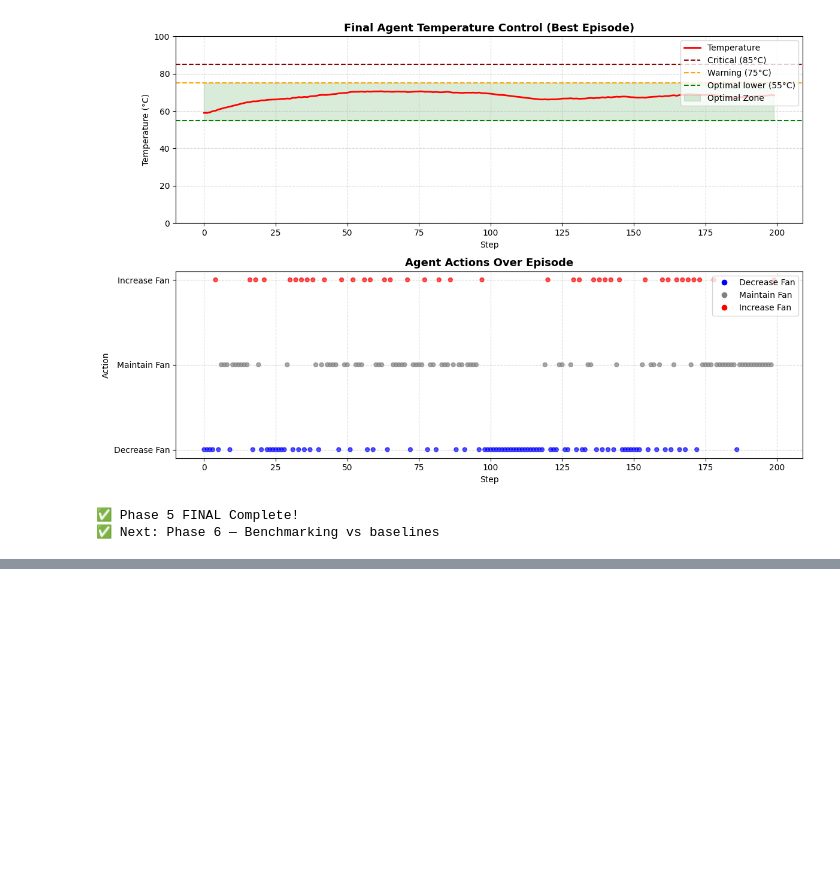
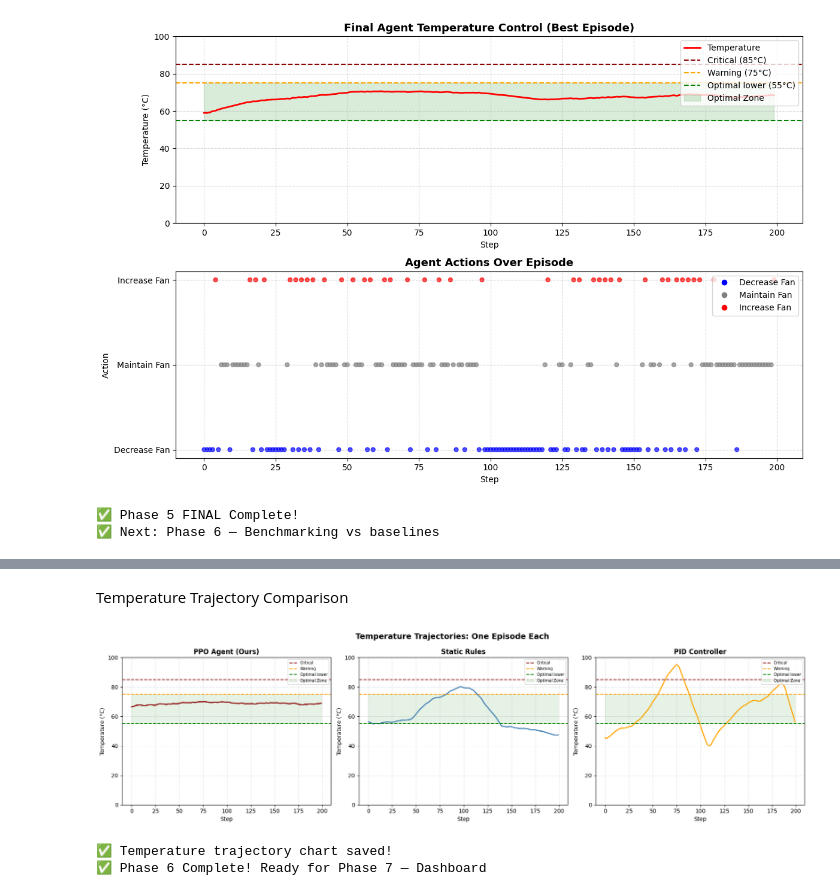
Before and after one commit to DilshanWMP/DRL-laptop-thermal-management, a Jupyter notebook: DRL_laptop_thermal_management.ipynb, the cells around one changed output, grey strips where cells are left out. Drawn from its saved outputs; the diff is of its cells as text; code cells hidden in the pictures; blank space fills up the shorter version.

Commit message:
feat: add Phase 6 benchmarking vs static and PID baselines

```diff
--- a/DRL_laptop_thermal_management.ipynb
+++ b/DRL_laptop_thermal_management.ipynb
@@ -1983,0 +2311,77 @@ print("✅ Next: Phase 6 — Benchmarking vs baselines")
+# %% [markdown]
+Temperature Trajectory Comparison
+# %%
+# ============================================
+# TEMPERATURE TRAJECTORY COMPARISON
+# Side-by-side episode comparison
+# ============================================
+
+fig, axes = plt.subplots(1, 3, figsize=(18, 5))
+fig.suptitle('Temperature Trajectories: One Episode Each',
+             fontsize=14, fontweight='bold')
+
+results_list = [
+    (ppo_results,    'PPO Agent (Ours)', 'darkred'),
+    (static_results, 'Static Rules',     'steelblue'),
+    (pid_results,    'PID Controller',   'orange'),
+]
+
+for ax, (results, name, color) in zip(axes, results_list):
+    # Pick median performing episode
+    median_idx = np.argsort(results['rewards'])[len(results['rewards'])//2]
+    temps = [results['avg_temps'][median_idx]]
+
+    # Re-run that episode to get step-by-step temps
+    bench_env2 = LaptopThermalEnvFinal()
+    np.random.seed(median_idx)
+    state, _ = bench_env2.reset()
+
+    step_temps = []
+    if name == 'PPO Agent (Ours)':
+        ctrl = model_final
+        for _ in range(200):
+            action, _ = ctrl.predict(state, deterministic=True)
+            state, _, term, trunc, _ = bench_env2.step(int(action))
+            step_temps.append(state[2] * 100)
+            if term or trunc: break
+    elif name == 'Static Rules':
+        ctrl = StaticRuleController()
+        for _ in range(200):
+            action = ctrl.predict(state)
+            state, _, term, trunc, _ = bench_env2.step(action)
+            step_temps.append(state[2] * 100)
+            if term or trunc: break
+    else:
+        ctrl = PIDController()
+        for _ in range(200):
+            action = ctrl.predict(state)
+            state, _, term, trunc, _ = bench_env2.step(action)
+            step_temps.append(state[2] * 100)
+            if term or trunc: break
+
+    ax.plot(step_temps, color=color, linewidth=2)
+    ax.axhline(y=85, color='darkred', linestyle='--',
+               linewidth=1.5, label='Critical')
+    ax.axhline(y=75, color='orange',  linestyle='--',
+               linewidth=1.5, label='Warning')
+    ax.axhline(y=55, color='green',   linestyle='--',
+               linewidth=1.5, label='Optimal lower')
+    ax.fill_between(range(len(step_temps)), 55, 75,
+                    alpha=0.1, color='green', label='Optimal Zone')
+    ax.set_title(name, fontsize=12, fontweight='bold')
+    ax.set_xlabel('Step')
+    ax.set_ylabel('Temperature (°C)')
+    ax.set_ylim(0, 100)
+    ax.legend(fontsize=7, loc='upper right')
+    ax.grid(True, linestyle='--', alpha=0.4)
+
+plt.tight_layout()
+plt.savefig(save_path + 'temperature_trajectories.png',
+            dpi=150, bbox_inches='tight')
+plt.show()
+print("✅ Temperature trajectory chart saved!")
+print("✅ Phase 6 Complete! Ready for Phase 7 — Dashboard")
+# %% [output]
+[figure, added]
+✅ Temperature trajectory chart saved!
+✅ Phase 6 Complete! Ready for Phase 7 — Dashboard
```
Also changed, not shown: parts of 8 cells of this notebook.
